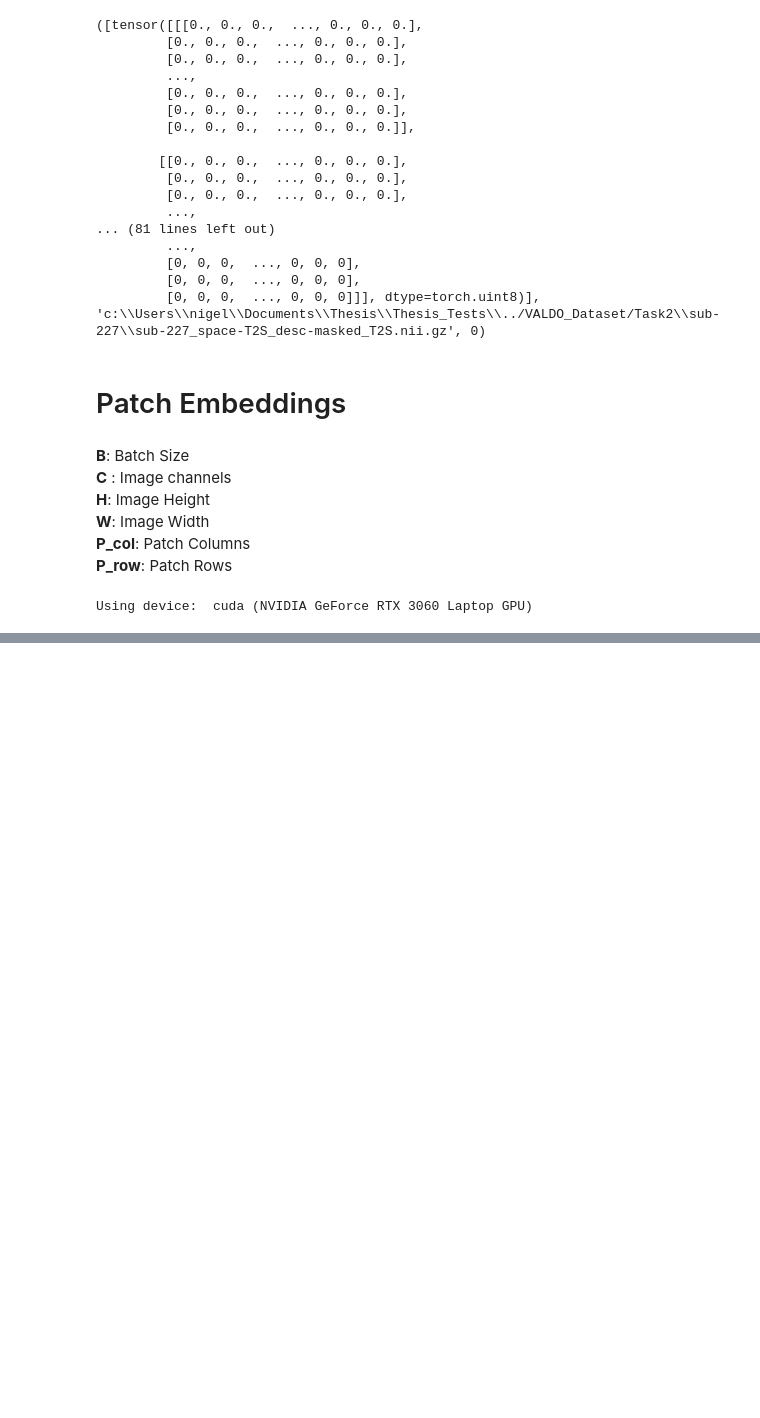
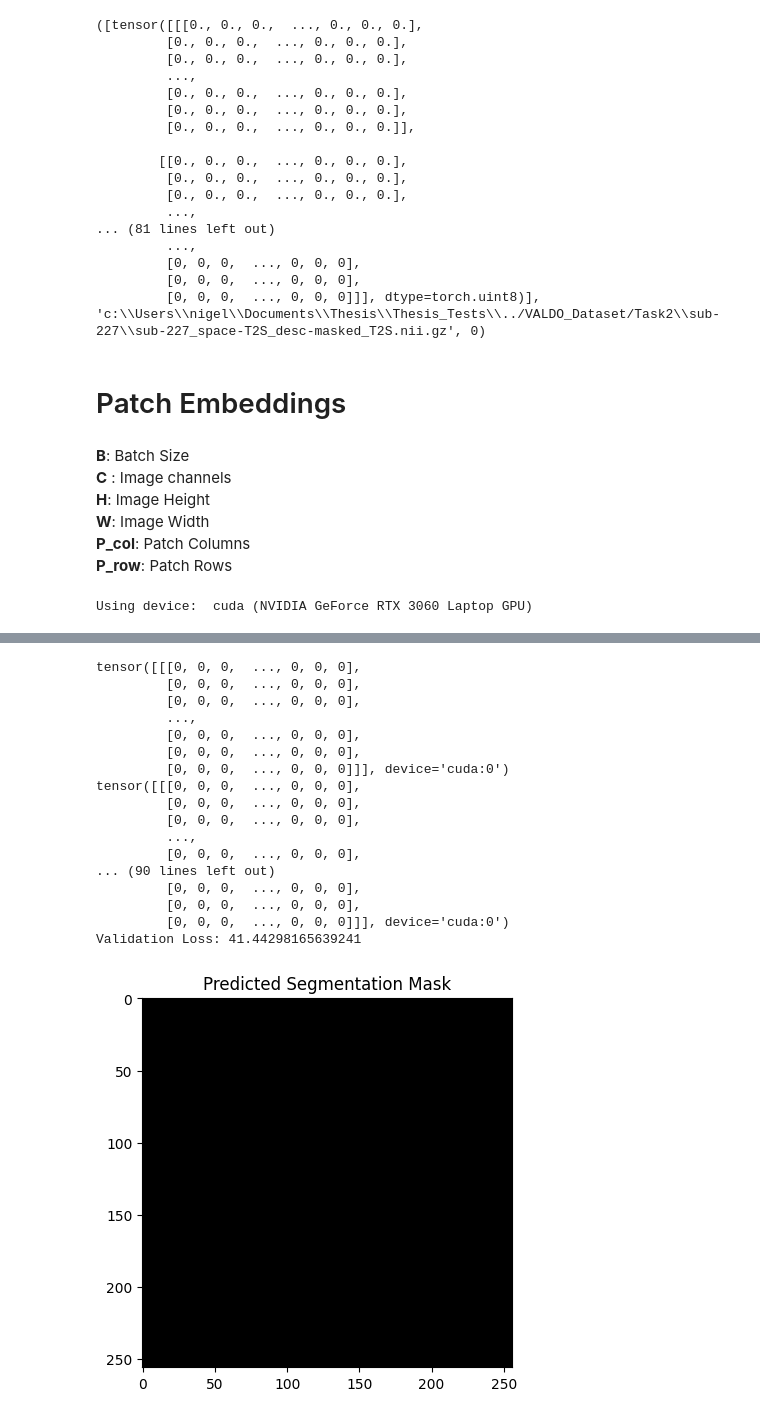
Before and after one commit to nigelhaim/Thesis_Tests, a Jupyter notebook: ViT/ViT_Test_V3.ipynb, the cells around one changed output, grey strips where cells are left out. Saved outputs shown, nothing was run; the diff lists cells and outputs as text; code cells hidden in the pictures; blank space fills up the shorter version.

```diff
--- a/ViT/ViT_Test_V3.ipynb
+++ b/ViT/ViT_Test_V3.ipynb
@@ -737,3 +738,66 @@ import os
 dir_path = 'experiments'
 file_num = len([entry for entry in os.listdir(dir_path) if os.path.isfile(os.path.join(dir_path, entry))])
 torch.save(transformer.state_dict(), f'experiments/ViT{file_num + 1}.pth')
+# %%
+import matplotlib.pyplot as plt
+device = torch.device("cuda" if torch.cuda.is_available() else "cpu")
+# Load the trained model weights
+model = VisionTransformer(d_model, n_classes, img_size, patch_size, n_channels, n_heads, n_layers)
+model.to(device)
+model.load_state_dict(torch.load(f"experiments/ViT{file_num+1}.pth"))
+model.eval()
+
+def predict(model, image):
+    model.eval()
+    with torch.no_grad():
+        image = image.to(device)
+        output = model(image)
+        output = F.interpolate(output, size=img_size, mode='bilinear', align_corners=False)
+        prediction = torch.argmax(output, dim=1)
+    return prediction.cpu().numpy()
+
+# Make a prediction
+val_loss = 0.0
+predicted = []
+
+with torch.no_grad():
+    for val_batch in test_loader:
+        val_images, val_masks, _, _ = val_batch
+        val_images = val_images.float().to(device)
+
+        predicted_mask = predict(model, val_images)
+
+        val_masks = torch.argmax(val_masks, dim=1).to(device)  # Keep as long for now
+
+        # Ensure val_masks and predicted_mask have the same dimensions
+        val_masks = F.interpolate(val_masks.unsqueeze(1).float(), size=img_size, mode='nearest').squeeze(1).long()
+
+        # Resize predicted_mask to match val_masks size
+        predicted_mask = torch.from_numpy(predicted_mask).unsqueeze(1).to(device).float()  # Convert to float for loss calculation
+        predicted_mask = F.interpolate(predicted_mask, size=img_size, mode='nearest').squeeze(1).long()
+
+        val_loss += criterion(predicted_mask.float(), val_masks.float()).item()  # Convert both to float for loss calculation
+        predicted.append(predicted_mask)
+        print("predicted_mask", predicted_mask)
+        print("val_masks", val_masks)
+
+print(f'Validation Loss: {val_loss / len(test_loader)}')
+# %% [output]
+tensor([[[0, 0, 0,  ..., 0, 0, 0],
+         [0, 0, 0,  ..., 0, 0, 0],
+         [0, 0, 0,  ..., 0, 0, 0],
+         ...,
+         [0, 0, 0,  ..., 0, 0, 0],
+         [0, 0, 0,  ..., 0, 0, 0],
+         [0, 0, 0,  ..., 0, 0, 0]]], device='cuda:0')
+tensor([[[0, 0, 0,  ..., 0, 0, 0],
+         [0, 0, 0,  ..., 0, 0, 0],
+         [0, 0, 0,  ..., 0, 0, 0],
+         ...,
+         [0, 0, 0,  ..., 0, 0, 0],
+... (90 lines left out)
+         [0, 0, 0,  ..., 0, 0, 0],
+         [0, 0, 0,  ..., 0, 0, 0],
+         [0, 0, 0,  ..., 0, 0, 0]]], device='cuda:0')
+Validation Loss: 41.44298165639241
+[figure, added]
```
Also changed, not shown: parts of 3 cells of this notebook, 1 other file.
